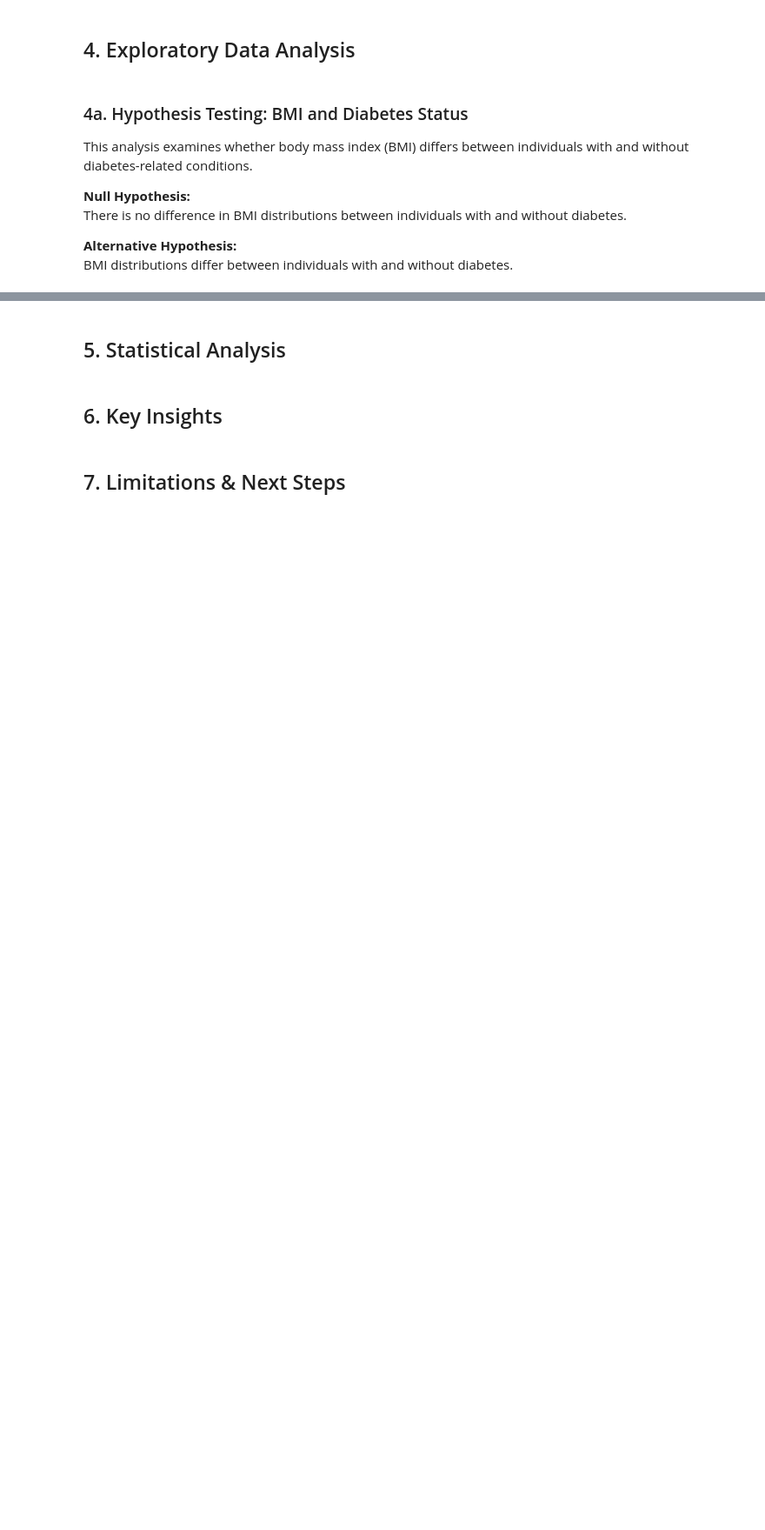
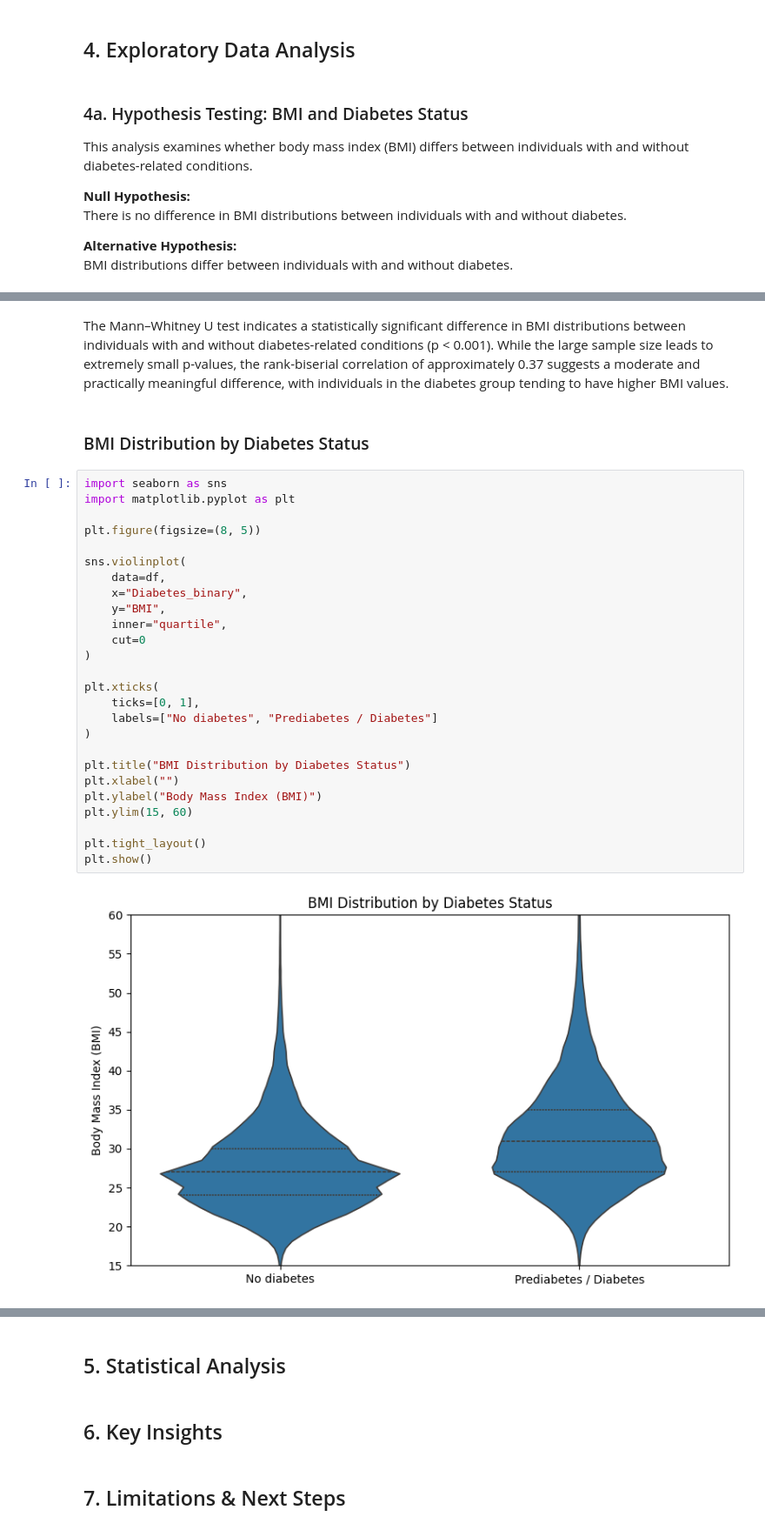
Before and after one commit to Brian16Park/cdc-health-eda, a Jupyter notebook: eda_statistical_analysis.ipynb, the cells around one changed output, grey strips where cells are left out. Shown at 87% size. Cells and saved outputs as stored; diff of their text form; blank space fills up the shorter version.

```diff
--- a/eda_statistical_analysis.ipynb
+++ b/eda_statistical_analysis.ipynb
@@ -181,0 +236,32 @@ BMI distributions differ between individuals with and without diabetes.
+# %% [markdown]
+The Mann–Whitney U test indicates a statistically significant difference in BMI distributions between individuals with and without diabetes-related conditions (p < 0.001). While the large sample size leads to extremely small p-values, the rank-biserial correlation of approximately 0.37 suggests a moderate and practically meaningful difference, with individuals in the diabetes group tending to have higher BMI values.
+# %% [markdown]
+### BMI Distribution by Diabetes Status
+# %%
+import seaborn as sns
+import matplotlib.pyplot as plt
+
+plt.figure(figsize=(8, 5))
+
+sns.violinplot(
+    data=df,
+    x="Diabetes_binary",
+    y="BMI",
+    inner="quartile",
+    cut=0
+)
+
+plt.xticks(
+    ticks=[0, 1],
+    labels=["No diabetes", "Prediabetes / Diabetes"]
+)
+
+plt.title("BMI Distribution by Diabetes Status")
+plt.xlabel("")
+plt.ylabel("Body Mass Index (BMI)")
+plt.ylim(15, 60)
+
+plt.tight_layout()
+plt.show()
+# %% [output]
+[figure, added]
```
Also changed, not shown: parts of 7 cells of this notebook.
